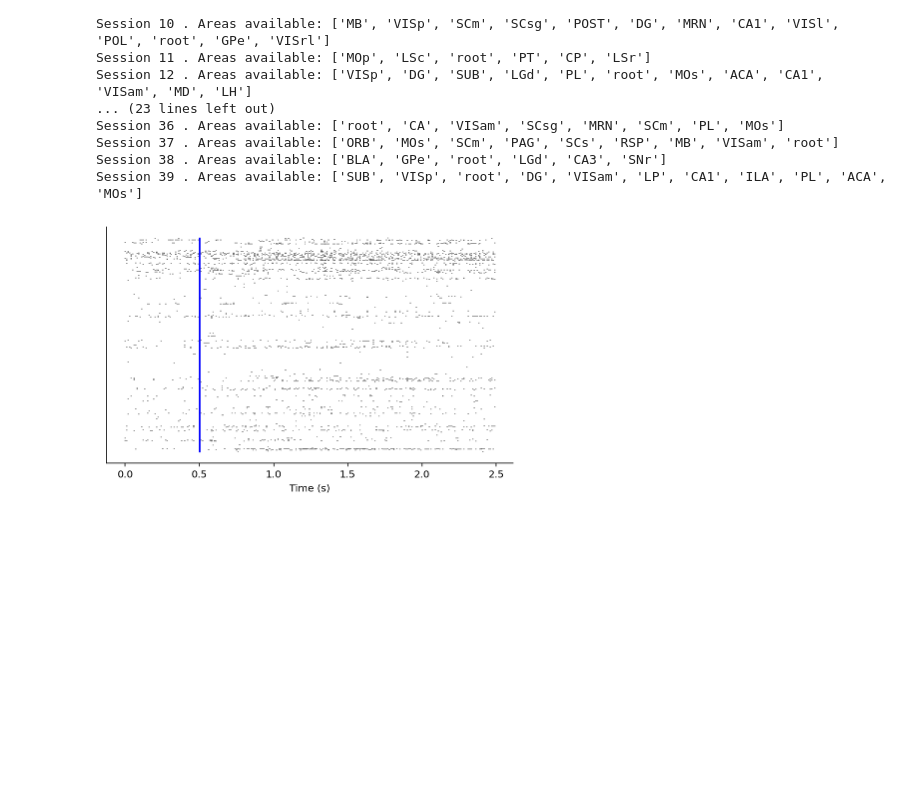
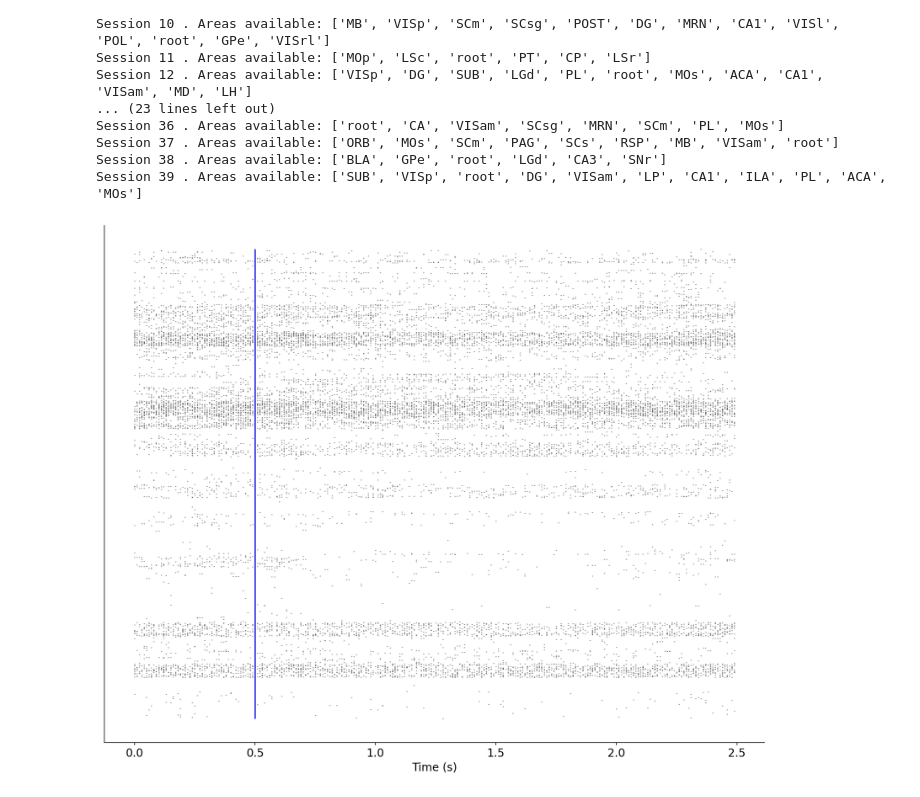
Before and after one commit to petroschalas/stein_set, a Jupyter notebook: Analysis_of_Steinmetz_et_al_dataset.ipynb, the cells around one changed output. Drawn from its saved outputs; the diff is of its cells as text; code cells hidden in the pictures; blank space fills up the shorter version.

```diff
--- a/Analysis_of_Steinmetz_et_al_dataset.ipynb
+++ b/Analysis_of_Steinmetz_et_al_dataset.ipynb
@@ -72,37 +144,37 @@ Session 37 . Areas available: ['ORB', 'MOs', 'SCm', 'PAG', 'SCs', 'RSP', 'MB', '
 Session 38 . Areas available: ['BLA', 'GPe', 'root', 'LGd', 'CA3', 'SNr']
 Session 39 . Areas available: ['SUB', 'VISp', 'root', 'DG', 'VISam', 'LP', 'CA1', 'ILA', 'PL', 'ACA', 'MOs']
 # %%
-# A function that creates a raster plot for certain brain areas, for certain session, all neurons and trials
+# Find the raster plot for certain brain areas, for certain session, all neurons and trials
 
 
 def raster_everything(session, raster_area):
   dat = alldata[session-1]
   area = dat['brain_area'] #take all the brain areas from session 1
   ind_area = np.where(area==raster_area)[0] #indices for CA1
   spikes = dat['spks']
   trials = spikes[0,:,0]
   ind_trial = np.arange(0, len(trials)) #an array with the number of trials
 
   time = np.arange(0,dat['spks'].shape[-1] * 0.01 ,0.01)
   spike_times = []
 
   for j in ind_area:
     for i in ind_trial:
       neuron_spikes = dat['spks'][j,i,:]
 
       indexes = np.where(neuron_spikes == 1)[0]
 
       spike_times.append([time[k] for k in indexes])
 
   plt.eventplot((spike_times), color=".2")
   plt.xlabel("Time (s)")
   plt.yticks([]);
   plt.vlines(0.5, 0, len(spike_times), colors='b') #stimulus presentation
 
-# Example for dat['brain_area'] = 'CA1'
-raster_everything(27,'VISam')
+# Example for dat['brain_area'] = 'DG'
+raster_everything(3,'DG')
 # %% [output]
-[figure, old version]
+[figure, new version]
 # %%
 #A function that creates a peri-stimulus time histogram, 0.5 sec before and after stimulus presentation
 
```
Also changed, not shown: parts of 9 cells of this notebook.
